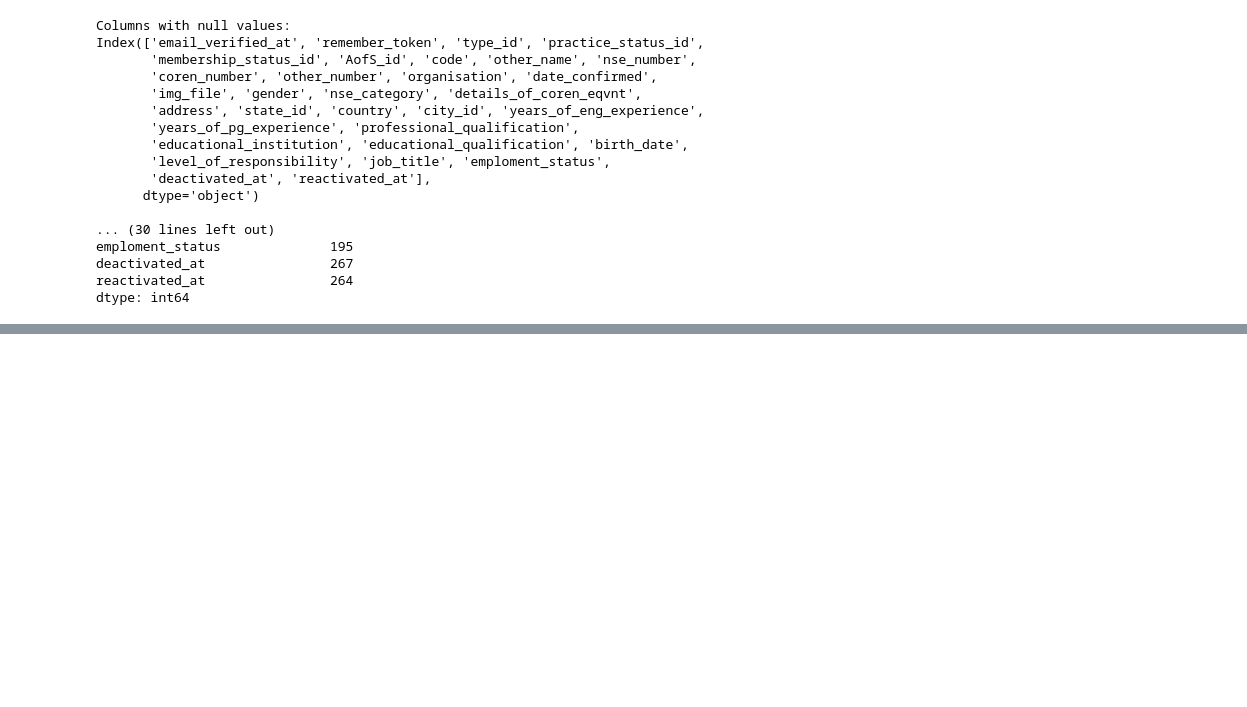
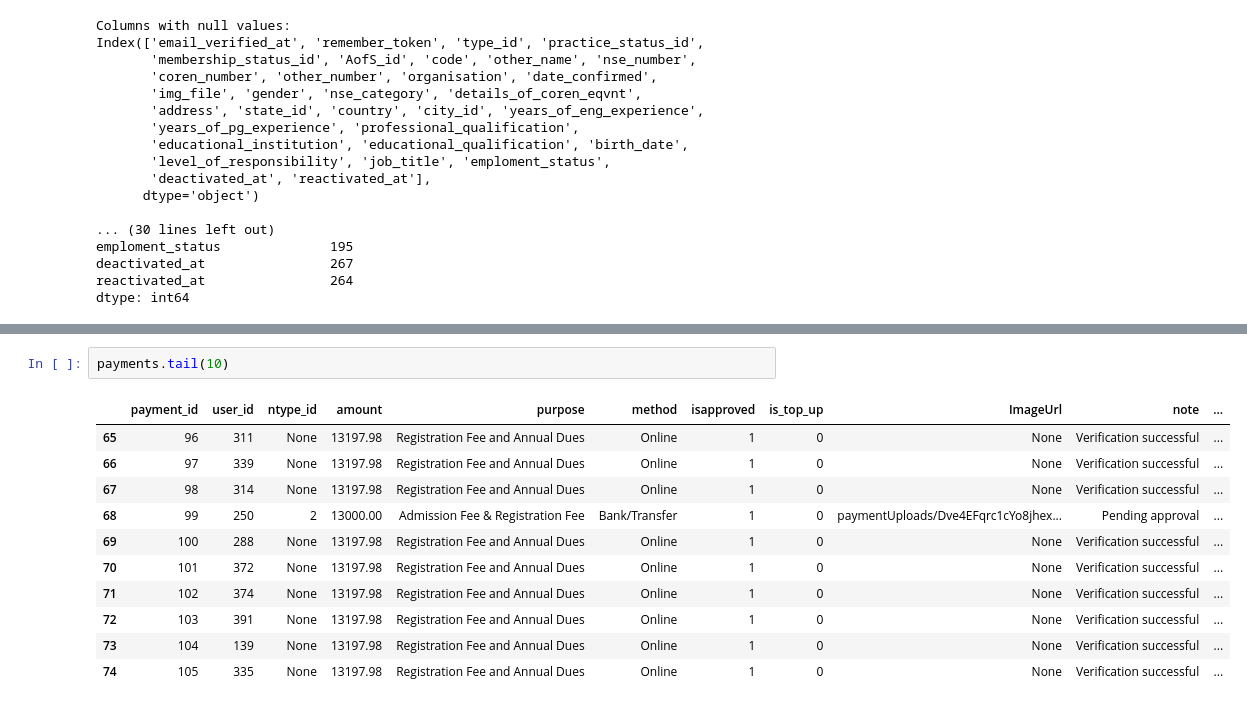
Before and after one commit to KingNonso/simple-data-migration-project, a Jupyter notebook: Data Migration Project.ipynb, the cells around one changed output, grey strips where cells are left out. Saved outputs shown, nothing was run; the diff lists cells and outputs as text; blank space fills up the shorter version.

```diff
--- a/Data Migration Project.ipynb
+++ b/Data Migration Project.ipynb
@@ -110,0 +246,14 @@ dtype: int64
+# %%
+payments.tail(10)
+# %% [output]
+|  | payment_id | user_id | ntype_id | amount | purpose | method | isapproved | is_top_up | ImageUrl | note | ... |
+| 65 | 96 | 311 | None | 13197.98 | Registration Fee and Annual Dues | Online | 1 | 0 | None | Verification successful | ... |
+| 66 | 97 | 339 | None | 13197.98 | Registration Fee and Annual Dues | Online | 1 | 0 | None | Verification successful | ... |
+| 67 | 98 | 314 | None | 13197.98 | Registration Fee and Annual Dues | Online | 1 | 0 | None | Verification successful | ... |
+| 68 | 99 | 250 | 2 | 13000.00 | Admission Fee & Registration Fee | Bank/Transfer | 1 | 0 | paymentUploads/Dve4EFqrc1cYo8jhex... | Pending approval | ... |
+| 69 | 100 | 288 | None | 13197.98 | Registration Fee and Annual Dues | Online | 1 | 0 | None | Verification successful | ... |
+| 70 | 101 | 372 | None | 13197.98 | Registration Fee and Annual Dues | Online | 1 | 0 | None | Verification successful | ... |
+| 71 | 102 | 374 | None | 13197.98 | Registration Fee and Annual Dues | Online | 1 | 0 | None | Verification successful | ... |
+| 72 | 103 | 391 | None | 13197.98 | Registration Fee and Annual Dues | Online | 1 | 0 | None | Verification successful | ... |
+| 73 | 104 | 139 | None | 13197.98 | Registration Fee and Annual Dues | Online | 1 | 0 | None | Verification successful | ... |
+| 74 | 105 | 335 | None | 13197.98 | Registration Fee and Annual Dues | Online | 1 | 0 | None | Verification successful | ... |
```
Also changed, not shown: parts of 89 cells of this notebook, 2 other files.
